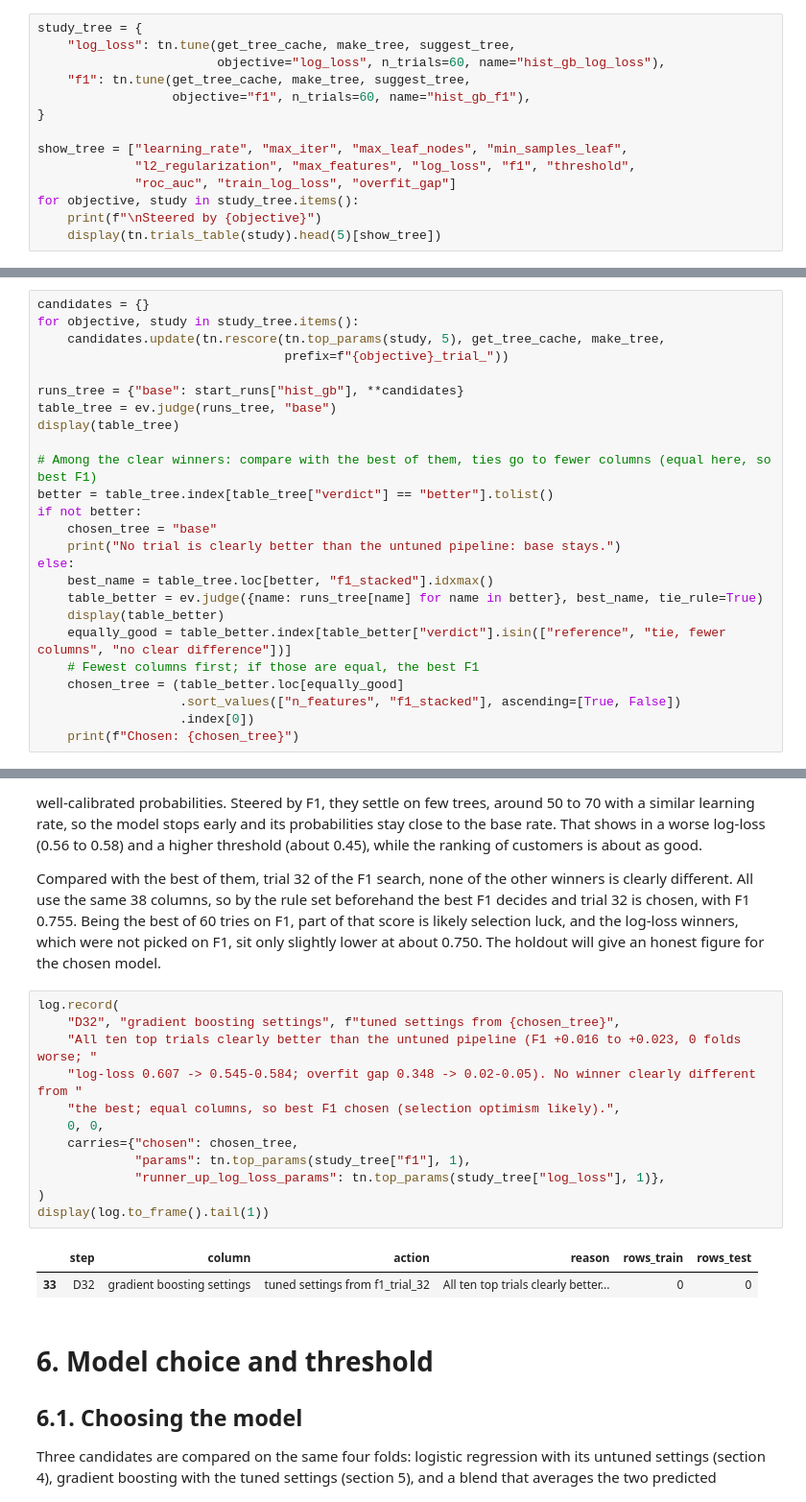
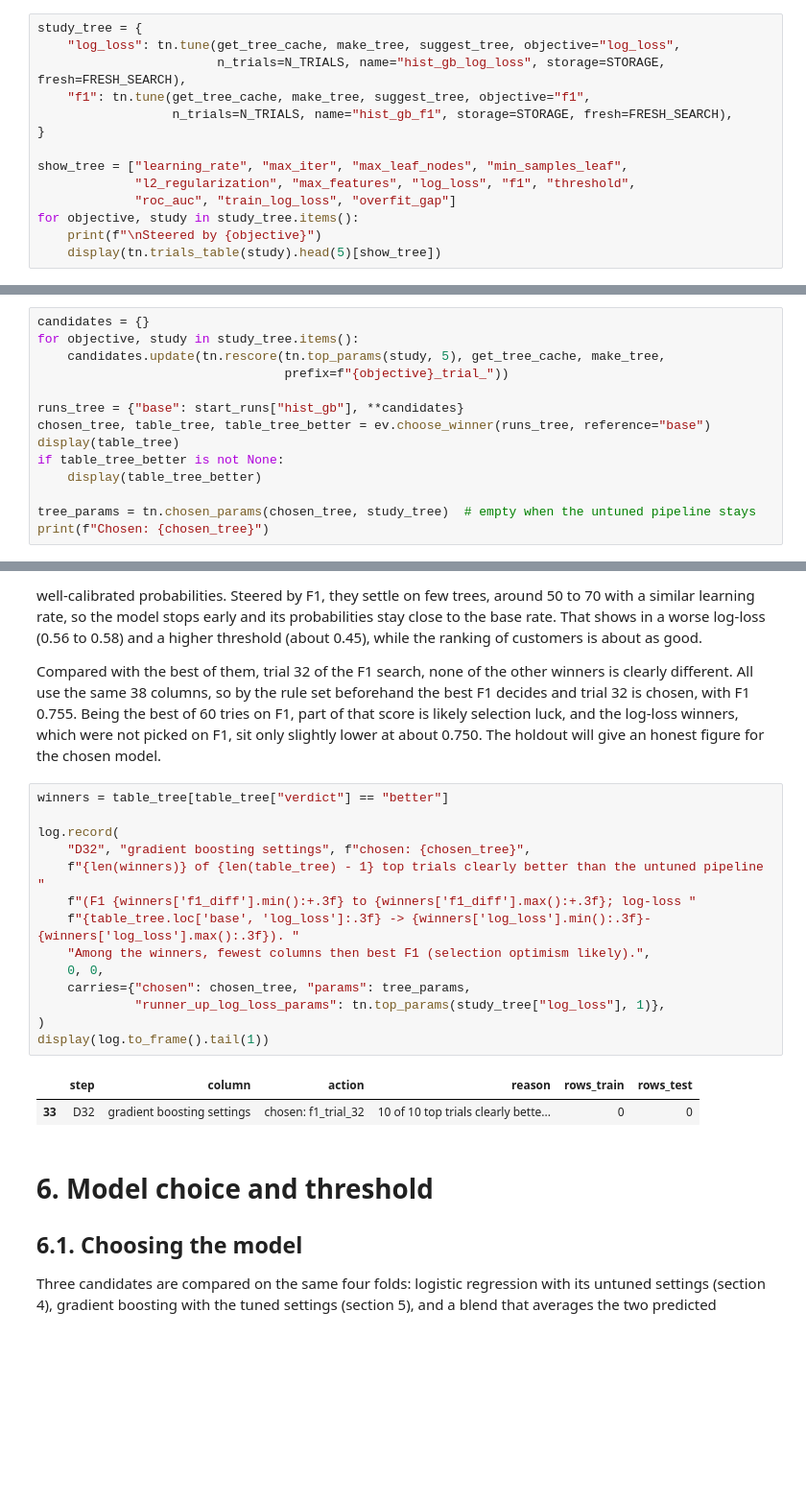
Before and after one commit to PedroHSantos20/ml-repeat-purchase, a Jupyter notebook: notebooks/03_modelling_homework.ipynb, the cells around one changed output, grey strips where cells are left out. Shown at 96% size. Saved outputs shown, nothing was run; the diff lists cells and outputs as text; blank space fills up the shorter version.

```diff
--- a/notebooks/03_modelling_homework.ipynb
+++ b/notebooks/03_modelling_homework.ipynb
@@ -448,10 +452,10 @@ def make_tree(params):
     )
 # %%
 study_tree = {
-    "log_loss": tn.tune(get_tree_cache, make_tree, suggest_tree,
-                        objective="log_loss", n_trials=60, name="hist_gb_log_loss"),
-    "f1": tn.tune(get_tree_cache, make_tree, suggest_tree,
-                  objective="f1", n_trials=60, name="hist_gb_f1"),
+    "log_loss": tn.tune(get_tree_cache, make_tree, suggest_tree, objective="log_loss",
+                        n_trials=N_TRIALS, name="hist_gb_log_loss", storage=STORAGE, fresh=FRESH_SEARCH),
+    "f1": tn.tune(get_tree_cache, make_tree, suggest_tree, objective="f1",
+                  n_trials=N_TRIALS, name="hist_gb_f1", storage=STORAGE, fresh=FRESH_SEARCH),
 }
 
 show_tree = ["learning_rate", "max_iter", "max_leaf_nodes", "min_samples_leaf",
@@ -502,24 +506,13 @@ for objective, study in study_tree.items():
                                  prefix=f"{objective}_trial_"))
 
 runs_tree = {"base": start_runs["hist_gb"], **candidates}
-table_tree = ev.judge(runs_tree, "base")
+chosen_tree, table_tree, table_tree_better = ev.choose_winner(runs_tree, reference="base")
 display(table_tree)
+if table_tree_better is not None:
+    display(table_tree_better)
 
-# Among the clear winners: compare with the best of them, ties go to fewer columns (equal here, so best F1)
-better = table_tree.index[table_tree["verdict"] == "better"].tolist()
-if not better:
-    chosen_tree = "base"
-    print("No trial is clearly better than the untuned pipeline: base stays.")
-else:
-    best_name = table_tree.loc[better, "f1_stacked"].idxmax()
-    table_better = ev.judge({name: runs_tree[name] for name in better}, best_name, tie_rule=True)
-    display(table_better)
-    equally_good = table_better.index[table_better["verdict"].isin(["reference", "tie, fewer columns", "no clear difference"])]
-    # Fewest columns first; if those are equal, the best F1
-    chosen_tree = (table_better.loc[equally_good]
-                   .sort_values(["n_features", "f1_stacked"], ascending=[True, False])
-                   .index[0])
-    print(f"Chosen: {chosen_tree}")
+tree_params = tn.chosen_params(chosen_tree, study_tree)  # empty when the untuned pipeline stays
+print(f"Chosen: {chosen_tree}")
 # %% [output]
 |  | n_features | f1_stacked | f1_diff | ci_low | ci_high | folds_worse | threshold | log_loss | ll_gain | roc_auc | ... |
 | option |  |  |  |  |  |  |  |  |  |  | ... |
@@ -554,20 +547,22 @@ The two searches reach this in different ways. Steered by log-loss, they settle
 
 Compared with the best of them, trial 32 of the F1 search, none of the other winners is clearly different. All use the same 38 columns, so by the rule set beforehand the best F1 decides and trial 32 is chosen, with F1 0.755. Being the best of 60 tries on F1, part of that score is likely selection luck, and the log-loss winners, which were not picked on F1, sit only slightly lower at about 0.750. The holdout will give an honest figure for the chosen model.
 # %%
+winners = table_tree[table_tree["verdict"] == "better"]
+
 log.record(
-    "D32", "gradient boosting settings", f"tuned settings from {chosen_tree}",
-    "All ten top trials clearly better than the untuned pipeline (F1 +0.016 to +0.023, 0 folds worse; "
-    "log-loss 0.607 -> 0.545-0.584; overfit gap 0.348 -> 0.02-0.05). No winner clearly different from "
-    "the best; equal columns, so best F1 chosen (selection optimism likely).",
+    "D32", "gradient boosting settings", f"chosen: {chosen_tree}",
+    f"{len(winners)} of {len(table_tree) - 1} top trials clearly better than the untuned pipeline "
+    f"(F1 {winners['f1_diff'].min():+.3f} to {winners['f1_diff'].max():+.3f}; log-loss "
+    f"{table_tree.loc['base', 'log_loss']:.3f} -> {winners['log_loss'].min():.3f}-{winners['log_loss'].max():.3f}). "
+    "Among the winners, fewest columns then best F1 (selection optimism likely).",
     0, 0,
-    carries={"chosen": chosen_tree,
-             "params": tn.top_params(study_tree["f1"], 1),
+    carries={"chosen": chosen_tree, "params": tree_params,
              "runner_up_log_loss_params": tn.top_params(study_tree["log_loss"], 1)},
 )
 display(log.to_frame().tail(1))
 # %% [output]
 |  | step | column | action | reason | rows_train | rows_test |
-| 33 | D32 | gradient boosting settings | tuned settings from f1_trial_32 | All ten top trials clearly better... | 0 | 0 |
+| 33 | D32 | gradient boosting settings | chosen: f1_trial_32 | 10 of 10 top trials clearly bette... | 0 | 0 |
 # %% [markdown]
 # 6. Model choice and threshold
 
```
Also changed, not shown: parts of 17 cells of this notebook, 4 other files.
